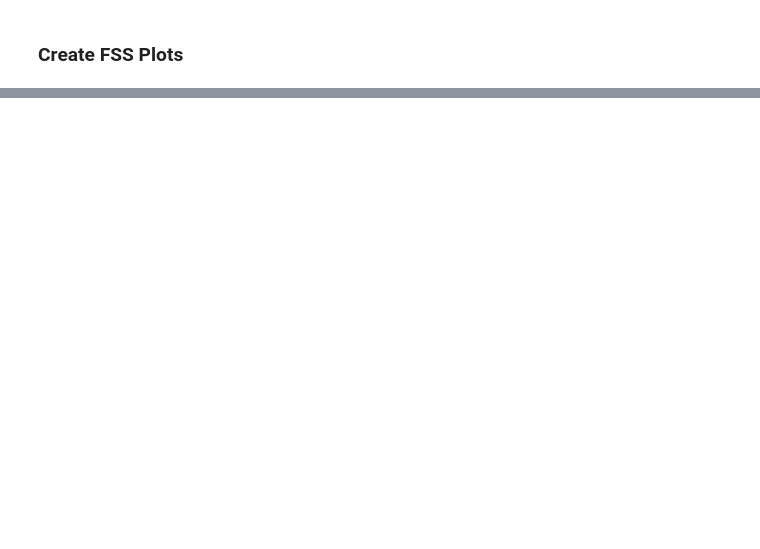
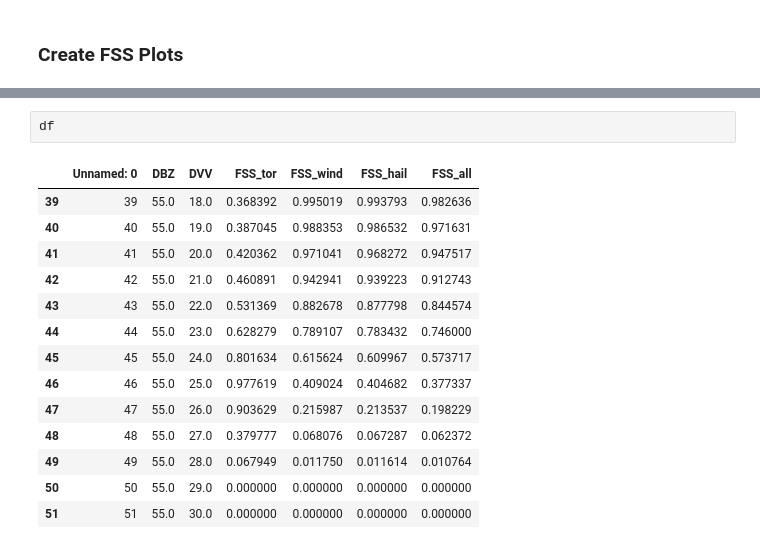
Before and after one commit to jcorner1/SYN_SERV, a Jupyter notebook: Code/FSS_Validation_Graphs.ipynb, the cells around one changed output, grey strips where cells are left out. Drawn from its saved outputs; the diff is of its cells as text; blank space fills up the shorter version.

```diff
--- a/Code/FSS_Validation_Graphs.ipynb
+++ b/Code/FSS_Validation_Graphs.ipynb
@@ -57,0 +181,17 @@ plt.savefig('../Plots/FSS_plots.jpg', format='jpg', dpi=500, bbox_inches='tight'
+# %%
+df
+# %% [output]
+|  | Unnamed: 0 | DBZ | DVV | FSS_tor | FSS_wind | FSS_hail | FSS_all |
+| 39 | 39 | 55.0 | 18.0 | 0.368392 | 0.995019 | 0.993793 | 0.982636 |
+| 40 | 40 | 55.0 | 19.0 | 0.387045 | 0.988353 | 0.986532 | 0.971631 |
+| 41 | 41 | 55.0 | 20.0 | 0.420362 | 0.971041 | 0.968272 | 0.947517 |
+| 42 | 42 | 55.0 | 21.0 | 0.460891 | 0.942941 | 0.939223 | 0.912743 |
+| 43 | 43 | 55.0 | 22.0 | 0.531369 | 0.882678 | 0.877798 | 0.844574 |
+| 44 | 44 | 55.0 | 23.0 | 0.628279 | 0.789107 | 0.783432 | 0.746000 |
+| 45 | 45 | 55.0 | 24.0 | 0.801634 | 0.615624 | 0.609967 | 0.573717 |
+| 46 | 46 | 55.0 | 25.0 | 0.977619 | 0.409024 | 0.404682 | 0.377337 |
+| 47 | 47 | 55.0 | 26.0 | 0.903629 | 0.215987 | 0.213537 | 0.198229 |
+| 48 | 48 | 55.0 | 27.0 | 0.379777 | 0.068076 | 0.067287 | 0.062372 |
+| 49 | 49 | 55.0 | 28.0 | 0.067949 | 0.011750 | 0.011614 | 0.010764 |
+| 50 | 50 | 55.0 | 29.0 | 0.000000 | 0.000000 | 0.000000 | 0.000000 |
+| 51 | 51 | 55.0 | 30.0 | 0.000000 | 0.000000 | 0.000000 | 0.000000 |
```
Also changed, not shown: parts of 9 cells of this notebook, 10 other files.
